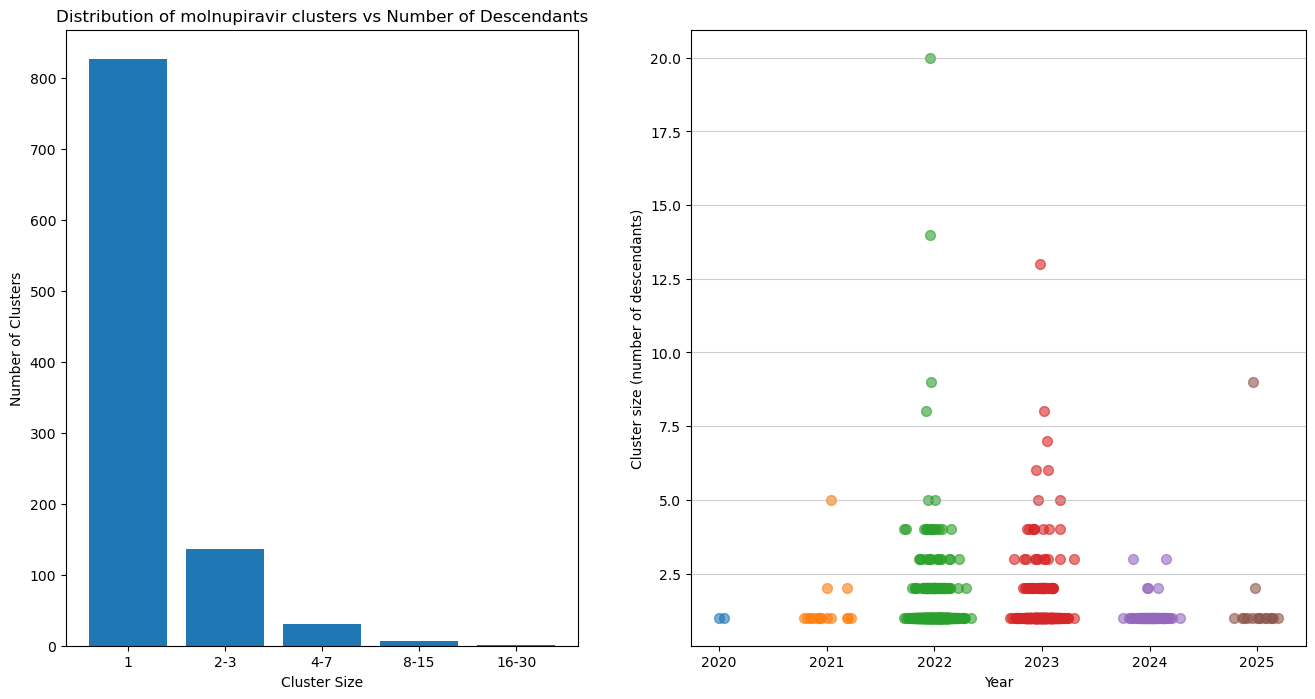
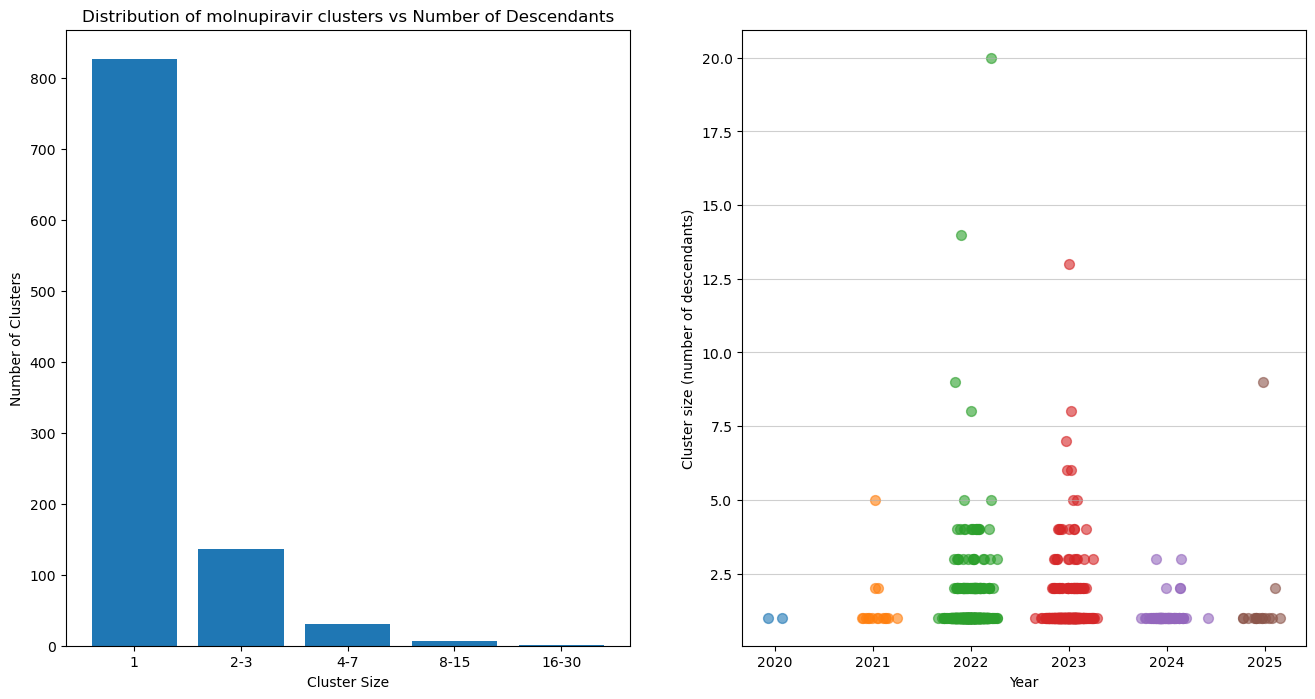
The change to this notebook cell's code, shown as a diff; its figure went from the first image to the second:
--- before
+++ after
@@ -2,5 +2,5 @@
 # Figure 4B - temporal analysis of molnupiravir cluster sizes across the years
 
-fig, (ax1, ax2) = plt.subplots(1, 2, figsize=(16, 8),gridspec_kw={"width_ratios": [1, 1.2]})
+fig, (ax1, ax2) = plt.subplots(1, 2, figsize=(16, 8))
 
 # Panel A
@@ -45,5 +45,5 @@
 plt.tight_layout()
 
-plt.savefig("/Users/reem/molnupiravir_paper/Figures/figure4_cluster_sizes.pdf", format = "pdf", bbox_inches="tight")
+fig.savefig("/Users/reem/molnupiravir_paper/Figures/figure4_cluster_sizes.pdf", bbox_inches="tight")
 
 plt.show()

Commit: Fix figure 4